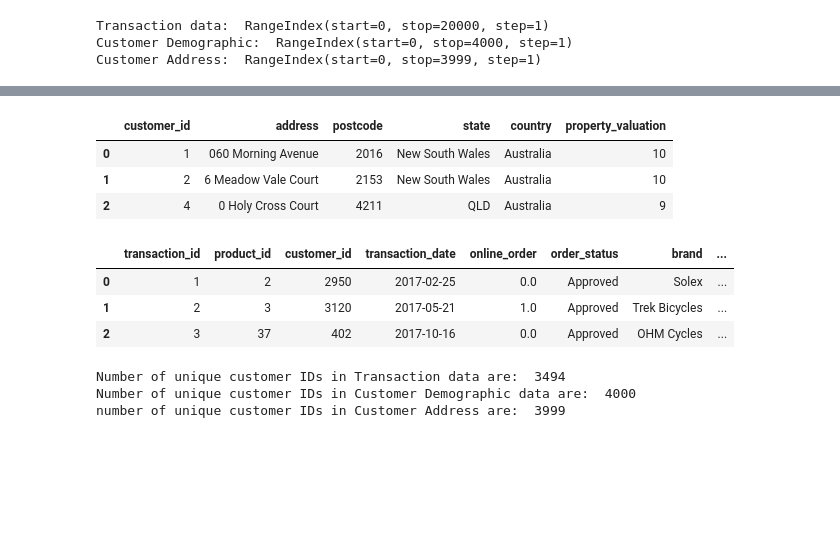
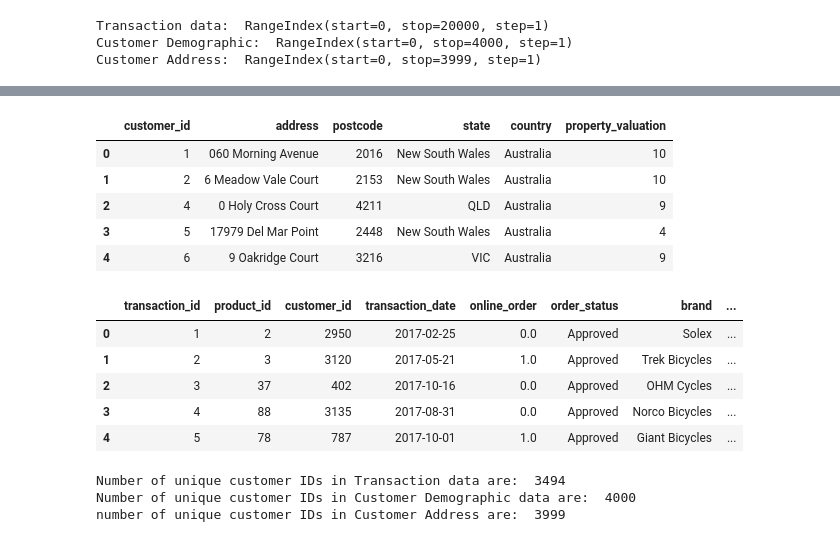
Before and after one commit to Marilyn-Rose/KPMG-Data-Analytics-and-Modelling-Project, a Jupyter notebook: KPMG for Sprocket Central Pty Ltd.ipynb, the cells around one changed output, grey strips where cells are left out. Drawn from its saved outputs; the diff is of its cells as text; code cells hidden in the pictures; blank space fills up the shorter version.

```diff
--- a/KPMG for Sprocket Central Pty Ltd.ipynb
+++ b/KPMG for Sprocket Central Pty Ltd.ipynb
@@ -57,17 +59,21 @@ cust_dem.head(3)
 # %%
-cust_addr.head(3)
+cust_addr.head()
 # %% [output]
 |  | customer_id | address | postcode | state | country | property_valuation |
 | 0 | 1 | 060 Morning Avenue | 2016 | New South Wales | Australia | 10 |
 | 1 | 2 | 6 Meadow Vale Court | 2153 | New South Wales | Australia | 10 |
 | 2 | 4 | 0 Holy Cross Court | 4211 | QLD | Australia | 9 |
+| 3 | 5 | 17979 Del Mar Point | 2448 | New South Wales | Australia | 4 |
+| 4 | 6 | 9 Oakridge Court | 3216 | VIC | Australia | 9 |
 # %%
-transc.head(3)
+transc.head()
 # %% [output]
 |  | transaction_id | product_id | customer_id | transaction_date | online_order | order_status | brand | ... |
 | 0 | 1 | 2 | 2950 | 2017-02-25 | 0.0 | Approved | Solex | ... |
 | 1 | 2 | 3 | 3120 | 2017-05-21 | 1.0 | Approved | Trek Bicycles | ... |
 | 2 | 3 | 37 | 402 | 2017-10-16 | 0.0 | Approved | OHM Cycles | ... |
+| 3 | 4 | 88 | 3135 | 2017-08-31 | 0.0 | Approved | Norco Bicycles | ... |
+| 4 | 5 | 78 | 787 | 2017-10-01 | 1.0 | Approved | Giant Bicycles | ... |
 # %%
 print("Number of unique customer IDs in Transaction data are: ", transc['customer_id'].nunique())
 print("Number of unique customer IDs in Customer Demographic data are: ", cust_dem['customer_id'].nunique())
```
Also changed, not shown: parts of 14 cells of this notebook.
